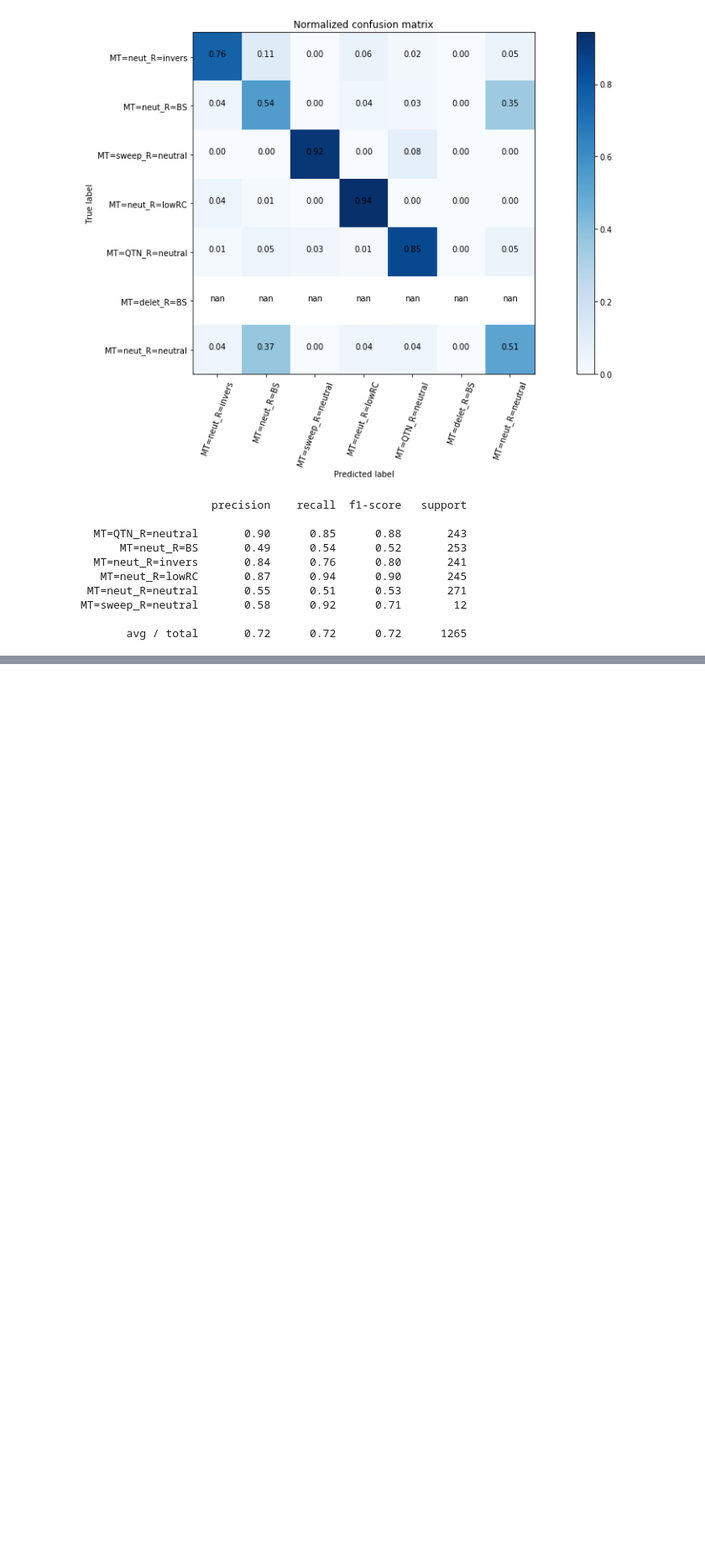
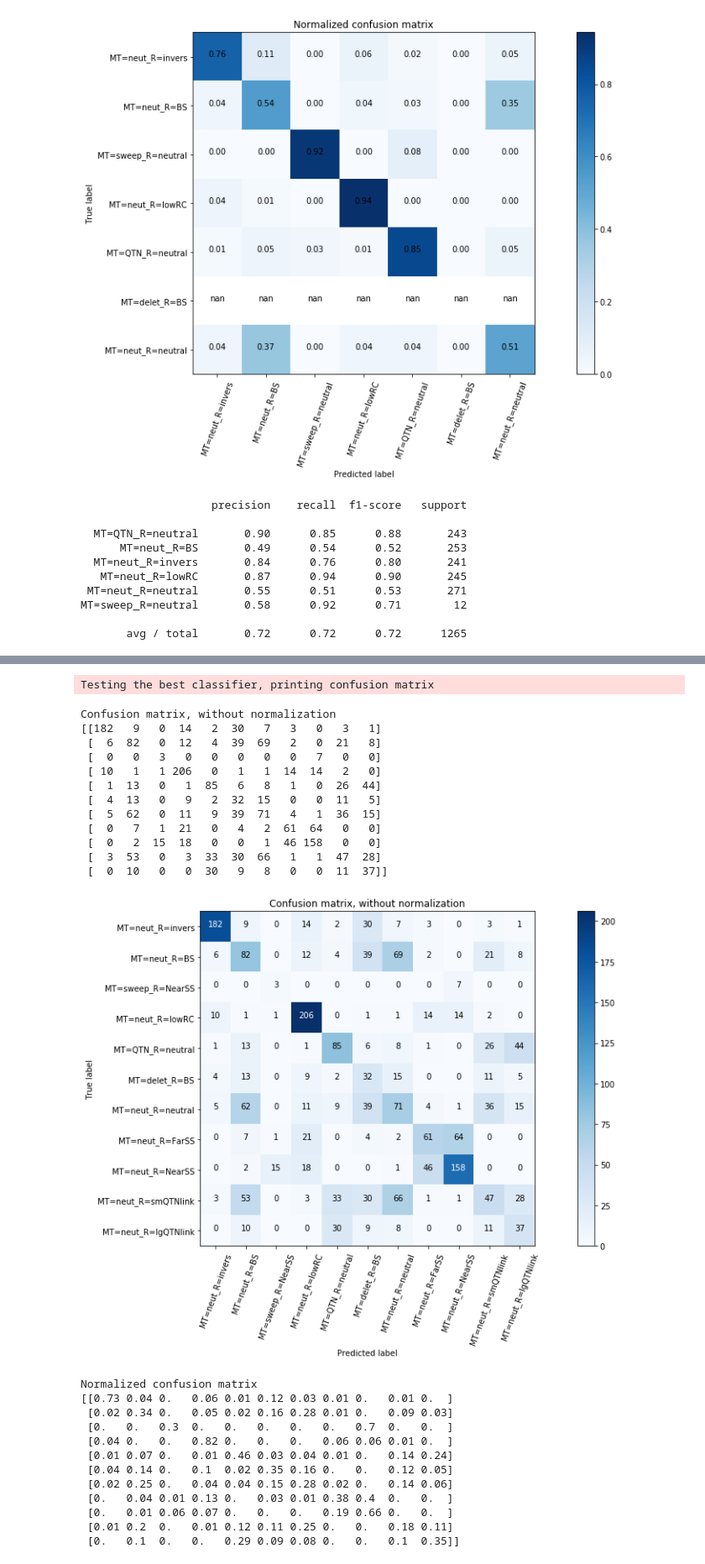
Before and after one commit to TestTheTests/TTT_RecombinationGenomeScans, a Jupyter notebook: ml_project/test_classifier.ipynb, the cells around one changed output, grey strips where cells are left out. Shown at 84% size. Cells and saved outputs as stored; diff of their text form; code cells hidden in the pictures; blank space fills up the shorter version.

Commit message:
update ml scripts for new stats and more specific labels

```diff
--- a/ml_project/test_classifier.ipynb
+++ b/ml_project/test_classifier.ipynb
@@ -38,6 +38,18 @@ def plot_confusion_matrix(cm, classes,
     plt.xticks(tick_marks, classes, rotation=70)
     plt.yticks(tick_marks, classes)
 
+    xlabs = plt.gca().get_xticklabels()
+    for i in [3, 4, 7, 9]:
+        xlabs[i].set_color("blue")
+
+    ylabs = plt.gca().get_yticklabels()
+    for i in [3, 4, 7, 9]:
+        ylabs[i].set_color("blue")
+
+    ### add vertical lines separating categories that are similar to each other
+    plt.vlines([0.5, 4.5, 6.5, 7.5, 9.5], -0.5, 11.5)
+    plt.hlines([0.5, 4.5, 6.5, 7.5, 9.5], -0.5, 11.5)
+
     fmt = '.2f' if normalize else 'd'
     thresh = cm.max() / 2.
     for i, j in itertools.product(range(cm.shape[0]), range(cm.shape[1])):
@@ -54,19 +66,16 @@ def plot_confusion_matrix(cm, classes,
 This function takes the file name for a pickled classifier and computes and plots the confusion matrix with and without normalization. The pickle should contain the following variables, in order: X_test, y_test, grid_search object
 # %%
 def plotReportForComparison(classifierPickleFileName):
-    X_test, y_test, grid_search = joblib.load(classifierPickleFileName)
+    X_test, y_test, grid_search, class_names = joblib.load(classifierPickleFileName)
 
+    class_names = ["MT=neut_R=neutral","MT=neut_R=smQTNlink", "MT=neut_R=lgQTNlink", "MT=smQTN_R=smQTNlink",
+              "MT=lgQTN_R=lgQTNlink", "MT=neut_R=NearSS", "MT=neut_R=FarSS", "MT=sweep_R=NearSS",
+               "MT=neut_R=BS", "MT=delet_R=BS", "MT=neut_R=lowRC", "MT=neut_R=invers"]
 
     sys.stderr.write("Testing the best classifier, printing confusion matrix\n")
 
     y_pred = grid_search.predict(X_test)
-    class_names = ['MT=neut_R=invers',
-                   'MT=neut_R=BS',
-                   'MT=sweep_R=neutral',
-                   'MT=neut_R=lowRC',
-                   'MT=QTN_R=neutral',
-                   'MT=delet_R=BS',
-                   'MT=neut_R=neutral']
+
     # Compute confusion matrix
     cnf_matrix = confusion_matrix(y_test, y_pred, class_names)
     np.set_printoptions(precision=2)
@@ -359,0 +398,29 @@ MT=sweep_R=neutral       0.58      0.92      0.71        12
+# %%
+plotReportForComparison("extraStatsNewLabels.p")
+# %% [output]
+Testing the best classifier, printing confusion matrix
+Confusion matrix, without normalization
+[[182   9   0  14   2  30   7   3   0   3   1]
+ [  6  82   0  12   4  39  69   2   0  21   8]
+ [  0   0   3   0   0   0   0   0   7   0   0]
+ [ 10   1   1 206   0   1   1  14  14   2   0]
+ [  1  13   0   1  85   6   8   1   0  26  44]
+ [  4  13   0   9   2  32  15   0   0  11   5]
+ [  5  62   0  11   9  39  71   4   1  36  15]
+ [  0   7   1  21   0   4   2  61  64   0   0]
+ [  0   2  15  18   0   0   1  46 158   0   0]
+ [  3  53   0   3  33  30  66   1   1  47  28]
+ [  0  10   0   0  30   9   8   0   0  11  37]]
+[figure, added]
+Normalized confusion matrix
+[[0.73 0.04 0.   0.06 0.01 0.12 0.03 0.01 0.   0.01 0.  ]
+ [0.02 0.34 0.   0.05 0.02 0.16 0.28 0.01 0.   0.09 0.03]
+ [0.   0.   0.3  0.   0.   0.   0.   0.   0.7  0.   0.  ]
+ [0.04 0.   0.   0.82 0.   0.   0.   0.06 0.06 0.01 0.  ]
+ [0.01 0.07 0.   0.01 0.46 0.03 0.04 0.01 0.   0.14 0.24]
+ [0.04 0.14 0.   0.1  0.02 0.35 0.16 0.   0.   0.12 0.05]
+ [0.02 0.25 0.   0.04 0.04 0.15 0.28 0.02 0.   0.14 0.06]
+ [0.   0.04 0.01 0.13 0.   0.03 0.01 0.38 0.4  0.   0.  ]
+ [0.   0.01 0.06 0.07 0.   0.   0.   0.19 0.66 0.   0.  ]
+ [0.01 0.2  0.   0.01 0.12 0.11 0.25 0.   0.   0.18 0.11]
+ [0.   0.1  0.   0.   0.29 0.09 0.08 0.   0.   0.1  0.35]]
```
Also changed, not shown: parts of 7 cells of this notebook, 39 other files.
